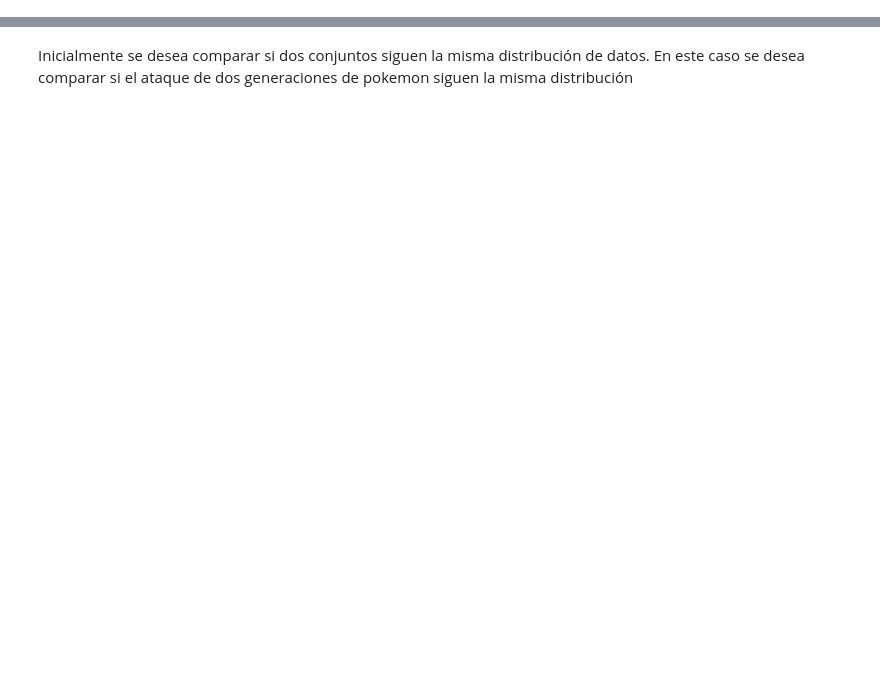
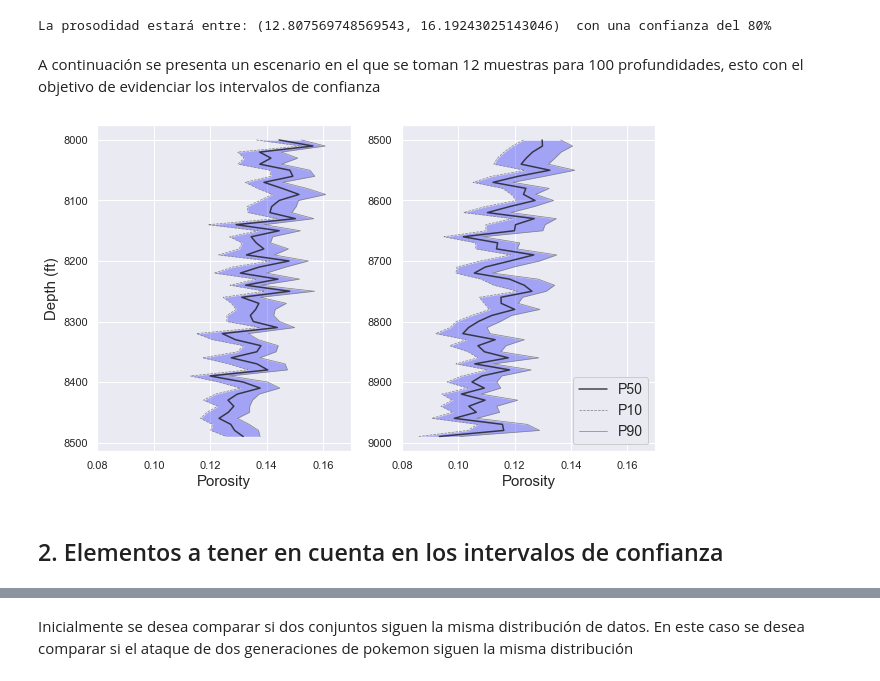
Before and after one commit to OPALO-ESTADISTICA/Estadistica, a Jupyter notebook: Inferencia estadística.ipynb, the cells around one changed output, grey strips where cells are left out. Cells and saved outputs as stored; diff of their text form; code cells hidden in the pictures; blank space fills up the shorter version.

```diff
--- a/Inferencia estadística.ipynb
+++ b/Inferencia estadística.ipynb
@@ -38,0 +47,52 @@ def permutation_sample(data1, data2):
+# %%
+IC = stats.t.interval(0.8, 12-1, loc=14.5, scale=4.3/np.sqrt(12))
+print("La prosodidad estará entre:", IC," con una confianza del 80%")
+# %% [output]
+La prosodidad estará entre: (12.807569748569543, 16.19243025143046)  con una confianza del 80%
+# %% [markdown]
+A continuación se presenta un escenario en el que se toman 12 muestras para 100 profundidades, esto con el objetivo de evidenciar los intervalos de confianza
+# %%
+depth = [i * 10 + 8000 for i in range(100)]
+l = len(depth)
+avg_por = []
+p10_por = []
+p90_por = []
+for i, item in enumerate(depth):
+
+    # Se recolectan 12 rocas por cada una de las profundidades
+    # Se asume que la porosidad se distribuye de manera normal
+    sample_size = 12
+    por_samples = np.random.normal(loc=0.15 - i/2000, scale=0.022, size=sample_size)
+    avg_por.append(np.mean(por_samples))
+
+    # intervalo de confianza del 80% para la media
+    p10, p90 = stats.t.interval(1 - 0.2, sample_size - 1, loc=np.mean(por_samples), scale=stats.sem(por_samples))
+    p10_por.append(p10)
+    p90_por.append(p90)
+
+# Visualizar los intervalos de confianza para todas las profundidades
+fig, ax = plt.subplots(1, 2, figsize=(10, 6))
+
+ax[0].plot(avg_por[:l//2], depth[:l//2], 'k', label='P50', alpha=0.8)
+ax[0].plot(p10_por[:l//2], depth[:l//2], 'grey', linewidth=0.7, label='P10', linestyle='--')
+ax[0].plot(p90_por[:l//2], depth[:l//2], 'grey', linewidth=0.7, label='P90')
+
+ax[0].set_xlim(0.08, 0.17)
+ax[0].set_ylabel('Depth (ft)', fontsize=15)
+ax[0].set_xlabel('Porosity', fontsize=15)
+ax[0].fill_betweenx(depth[:l//2], p10_por[:l//2], p90_por[:l//2], facecolor="blue", alpha=0.3)
+ax[0].invert_yaxis()
+
+ax[1].plot(avg_por[l//2:], depth[l//2:], 'k', label='P50', alpha=0.8)
+ax[1].plot(p10_por[l//2:], depth[l//2:], 'grey', linewidth=0.7, label='P10', linestyle='--')
+ax[1].plot(p90_por[l//2:], depth[l//2:], 'grey', linewidth=0.7, label='P90')
+
+ax[1].set_xlim(0.08, 0.17)
+ax[1].set_xlabel('Porosity', fontsize=15)
+ax[1].legend(loc='best', fontsize=14, framealpha=1, frameon=True)
+ax[1].fill_betweenx(depth[l//2:], p10_por[l//2:], p90_por[l//2:], facecolor='blue', alpha=0.3)
+ax[1].invert_yaxis()
+# %% [output]
+[figure, added]
+# %% [markdown]
+## 2. Elementos a tener en cuenta en los intervalos de confianza
```
Also changed, not shown: parts of 20 cells of this notebook.
